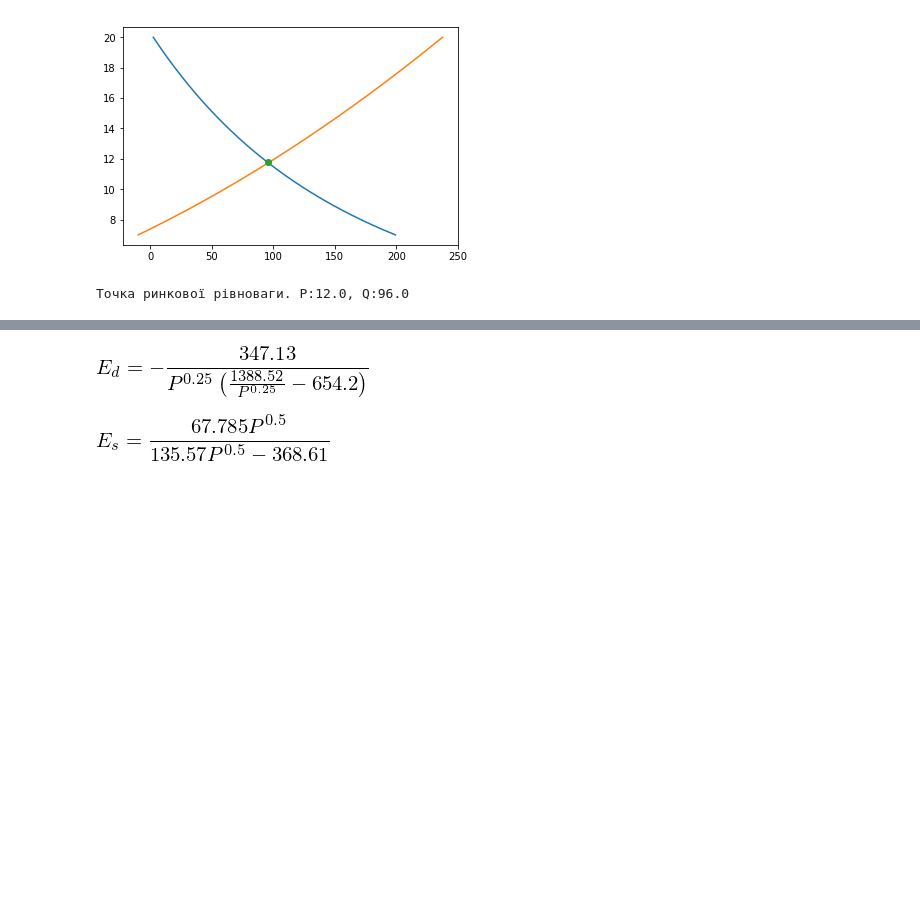
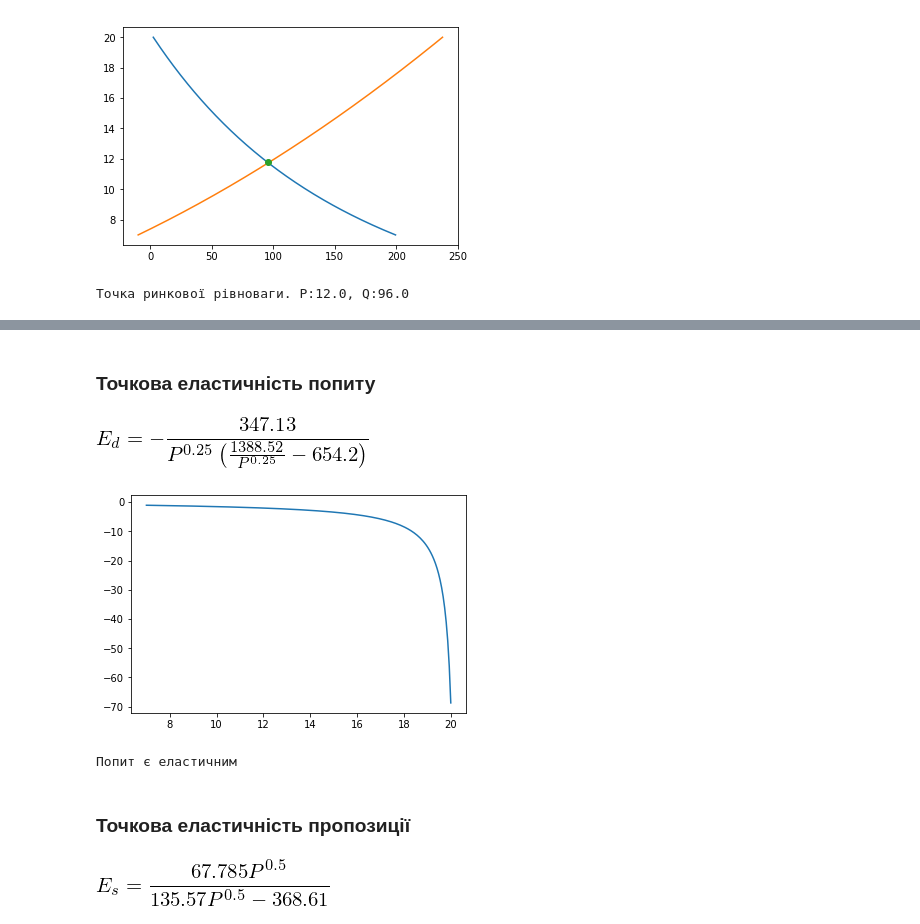
Before and after one commit to Sgeg/Labs, a Jupyter notebook: EkoMod/Lab1/Lab1.ipynb, the cells around one changed output, grey strips where cells are left out. Cells and saved outputs as stored; diff of their text form; code cells hidden in the pictures; blank space fills up the shorter version.

```diff
--- a/EkoMod/Lab1/Lab1.ipynb
+++ b/EkoMod/Lab1/Lab1.ipynb
@@ -198,7 +220,20 @@ print("Точка ринкової рівноваги. P:{}, Q:{}".format(round(
+# %% [markdown]
+### Точкова еластичність попиту
 # %%
 Q_d.pretty_print_elasticity()
 # %% [output]
 [figure]
+# %%
+plt.plot(prices, Q_d.elasticity(prices))
+plt.show()
+# %% [output]
+[figure, added]
+# %%
+print("Попит {}є еластичним".format("" if np.all(abs(Q_d.elasticity(prices)) > 1) else "не "))
+# %% [output]
+Попит є еластичним
+# %% [markdown]
+### Точкова еластичність пропозиції
 # %%
 Q_s.pretty_print_elasticity()
 # %% [output]
```
Also changed, not shown: parts of 31 cells of this notebook.
